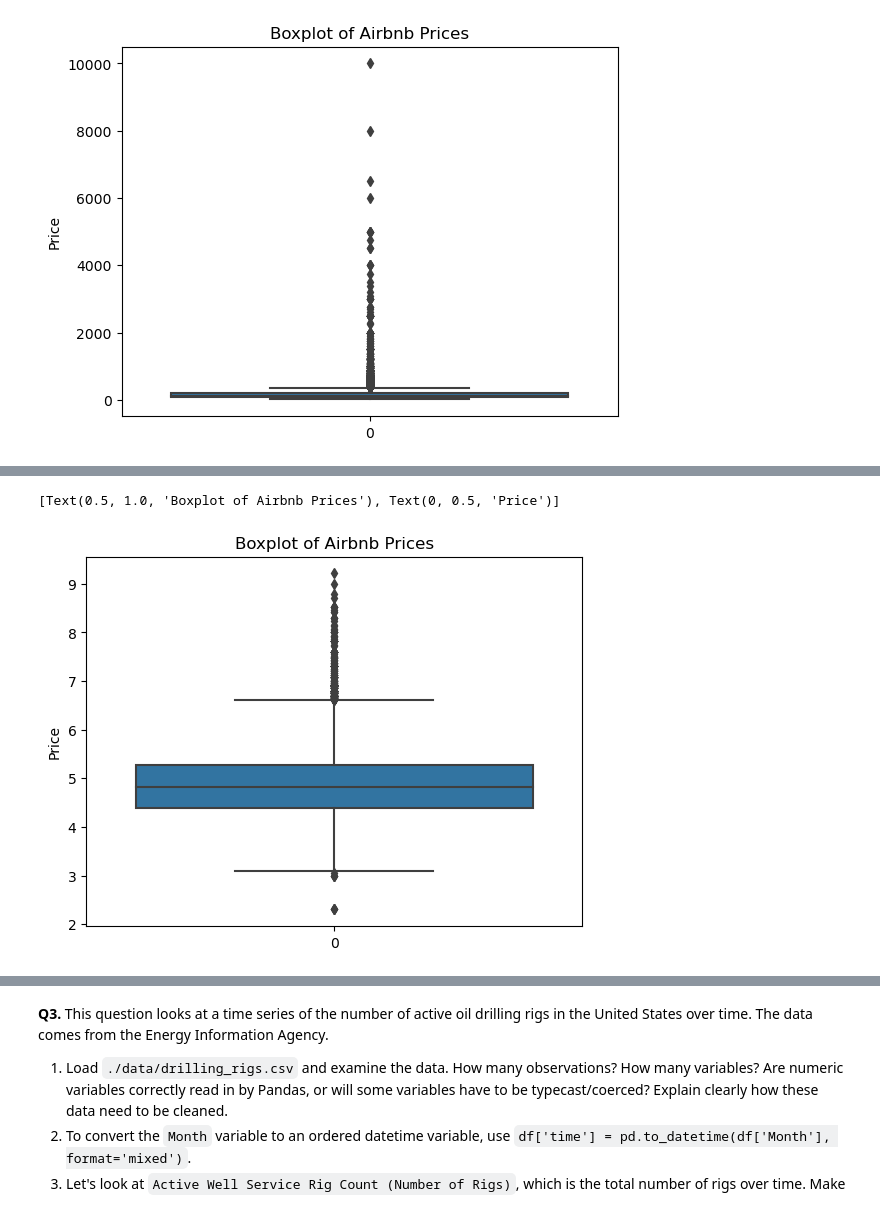
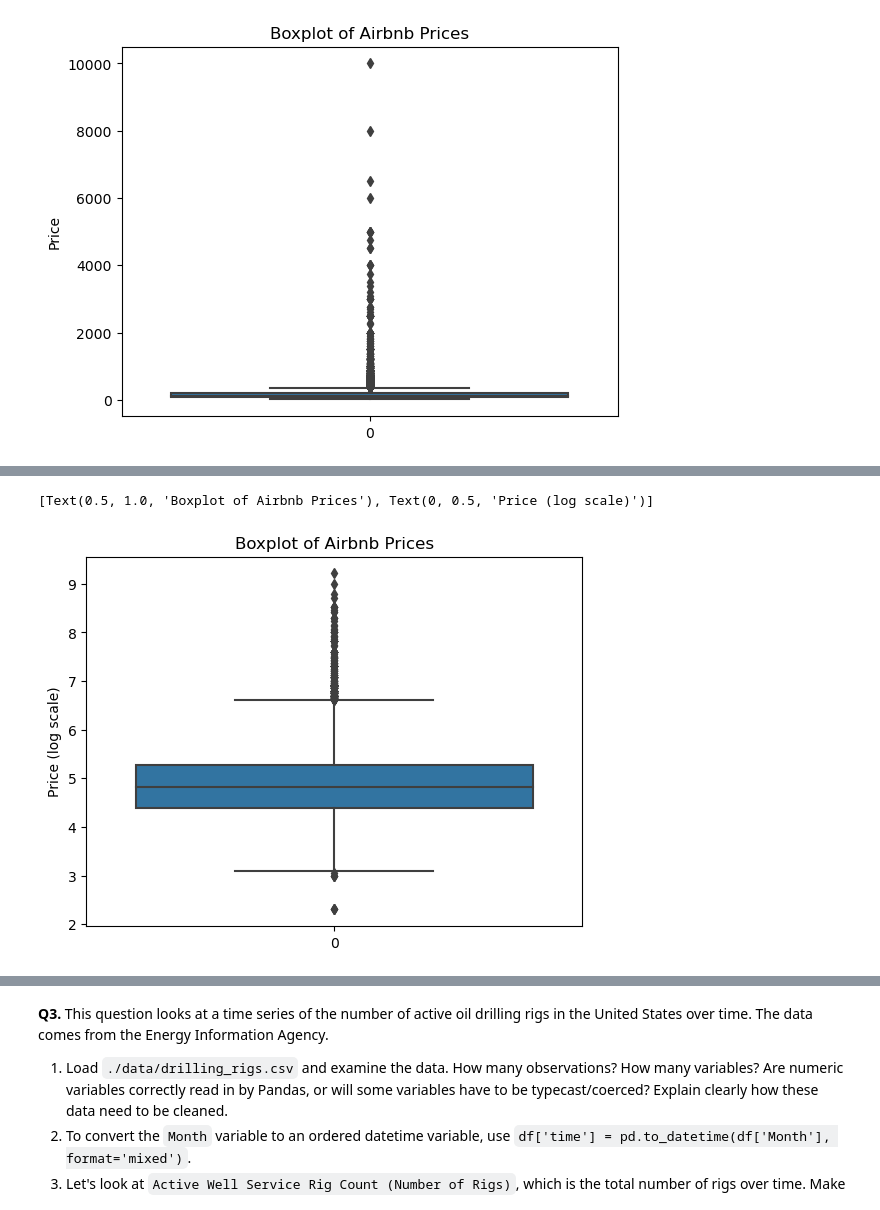
Before and after one commit to Jonuhthan/eda_assignment, a Jupyter notebook: assignment.ipynb, the cells around one changed output, grey strips where cells are left out. Cells and saved outputs as stored; diff of their text form; code cells hidden in the pictures.

```diff
--- a/assignment.ipynb
+++ b/assignment.ipynb
@@ -217,8 +220,8 @@ ylabel='Density')
 # %%
 # box plot
 fig = sns.boxplot(df_airbnb_cleaned["price_log"])
 fig.set(title='Boxplot of Airbnb Prices',
-ylabel='Price')
+ylabel='Price (log scale)')
 # %% [output]
-[Text(0.5, 1.0, 'Boxplot of Airbnb Prices'), Text(0, 0.5, 'Price')]
+[Text(0.5, 1.0, 'Boxplot of Airbnb Prices'), Text(0, 0.5, 'Price (log scale)')]
-[figure, old version]
+[figure, new version]
```
Also changed, not shown: parts of 18 cells of this notebook.
